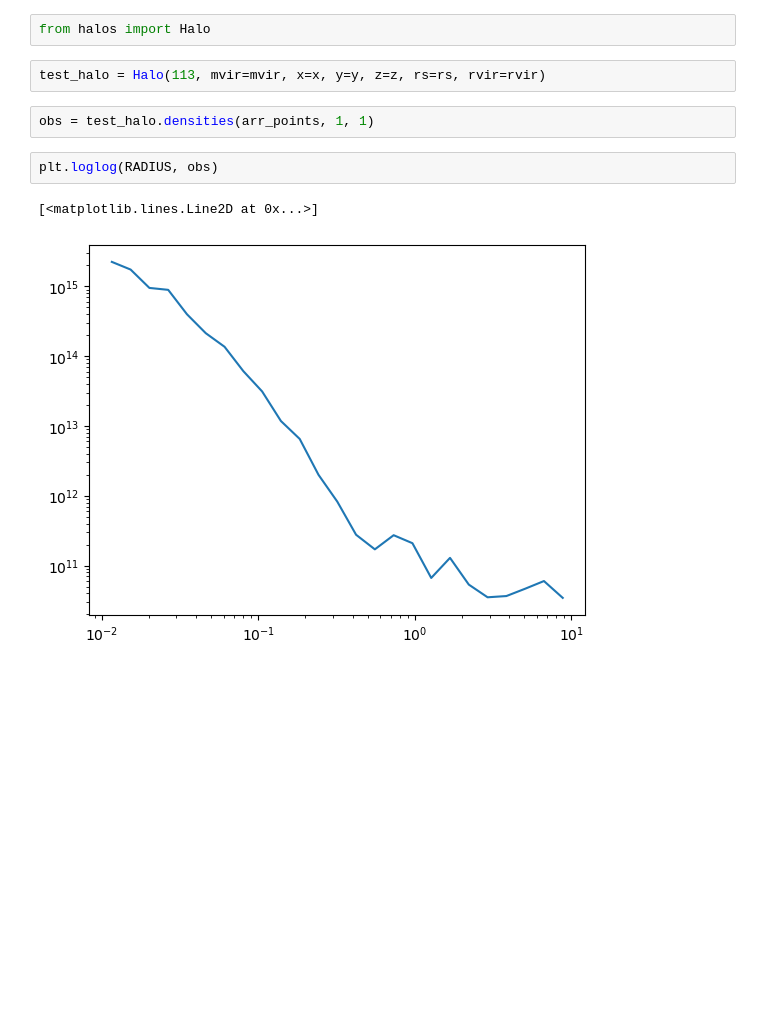
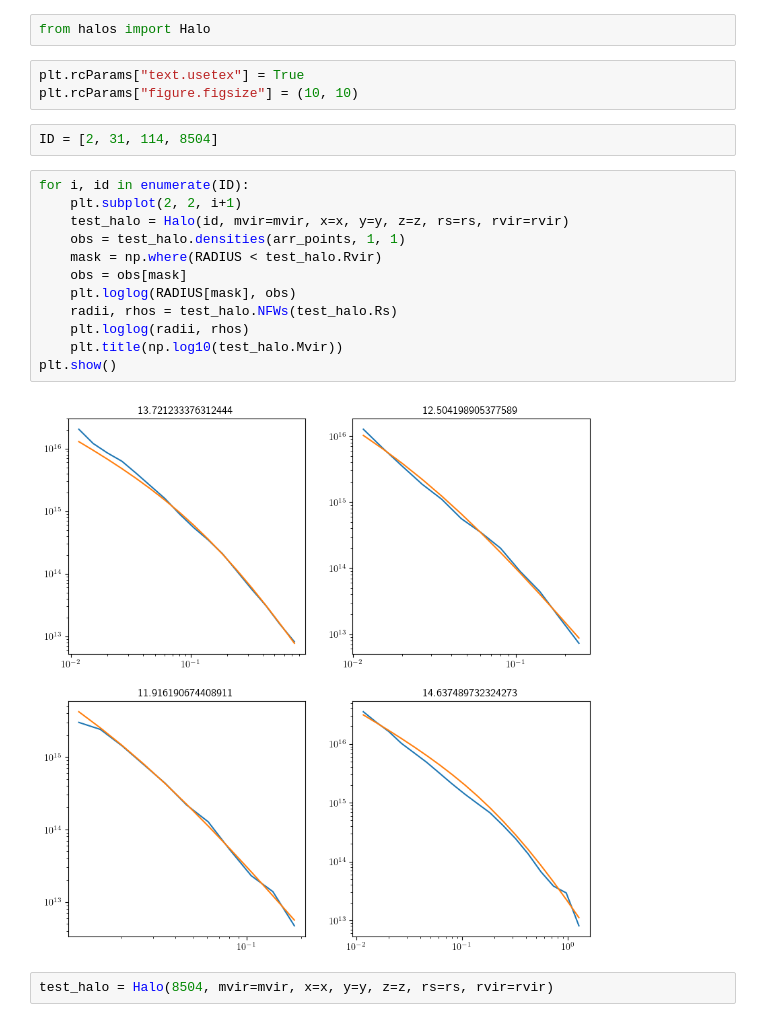
Before and after one commit to Nikhil0504/Simulations, a Jupyter notebook: Bolshoi/halo_test.ipynb, the cells around one changed output. Drawn from its saved outputs; the diff is of its cells as text; blank space fills up the shorter version.

Commit message:
add densities

```diff
--- a/Bolshoi/halo_test.ipynb
+++ b/Bolshoi/halo_test.ipynb
@@ -6,11 +6,23 @@ Time taken to load cache files: 7.94
 # %%
 from halos import Halo
+# %%
+plt.rcParams["text.usetex"] = True
+plt.rcParams["figure.figsize"] = (10, 10)
+# %%
+ID = [2, 31, 114, 8504]
+# %%
+for i, id in enumerate(ID):
+    plt.subplot(2, 2, i+1)
+    test_halo = Halo(id, mvir=mvir, x=x, y=y, z=z, rs=rs, rvir=rvir)
+    obs = test_halo.densities(arr_points, 1, 1)
+    mask = np.where(RADIUS < test_halo.Rvir)
+    obs = obs[mask]
+    plt.loglog(RADIUS[mask], obs)
+    radii, rhos = test_halo.NFWs(test_halo.Rs)
+    plt.loglog(radii, rhos)
+    plt.title(np.log10(test_halo.Mvir))
+plt.show()
+# %% [output]
+[figure, added]
 # %%
-test_halo = Halo(113, mvir=mvir, x=x, y=y, z=z, rs=rs, rvir=rvir)
+test_halo = Halo(8504, mvir=mvir, x=x, y=y, z=z, rs=rs, rvir=rvir)
-# %%
-obs = test_halo.densities(arr_points, 1, 1)
-# %%
-plt.loglog(RADIUS, obs)
-# %% [output]
-[<matplotlib.lines.Line2D at 0x...>]
-[figure, removed]
```
Also changed, not shown: parts of 2 cells of this notebook, 2 other files.
